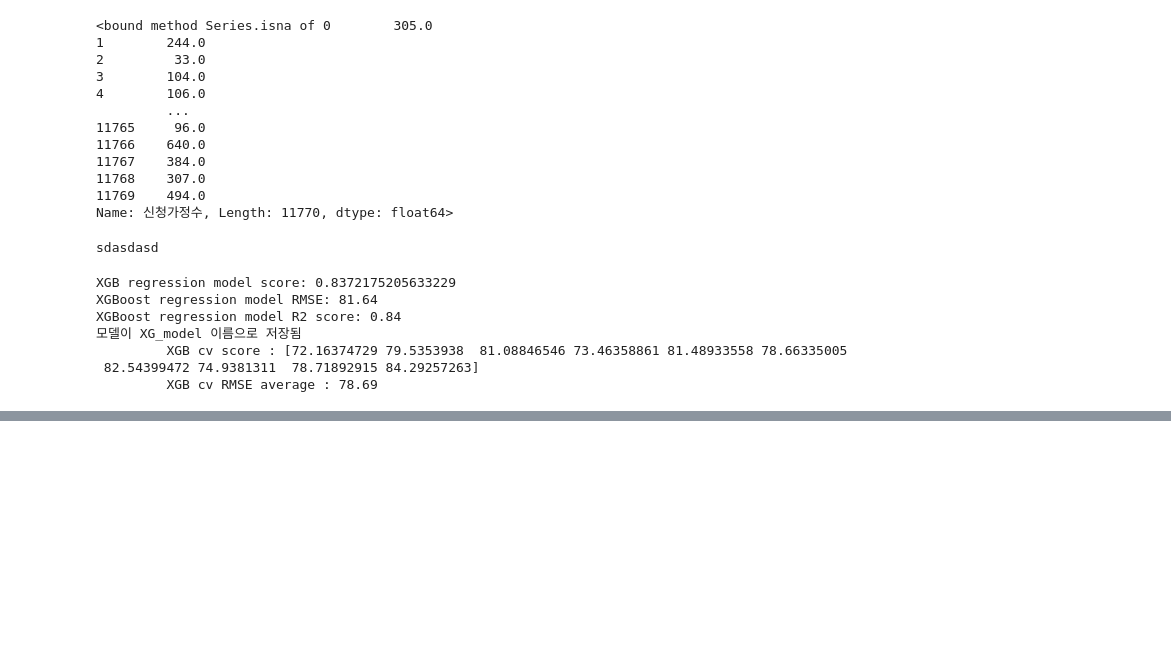
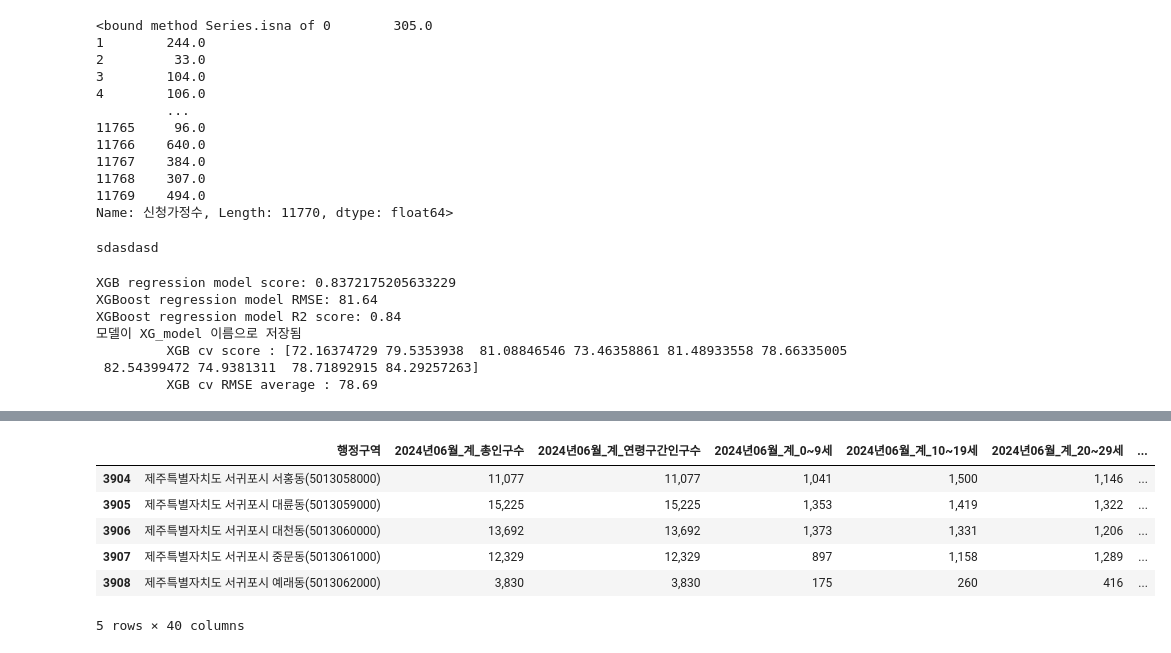
Before and after one commit to CodeArt-Team/MLcompetetion, a Jupyter notebook: 공모전/서울GovTech/돌봄서비스/데이터 읽어오기_jihwan.ipynb, the cells around one changed output, grey strips where cells are left out. Saved outputs shown, nothing was run; the diff lists cells and outputs as text; code cells hidden in the pictures; blank space fills up the shorter version.

```diff
--- a/공모전/서울GovTech/돌봄서비스/데이터 읽어오기_jihwan.ipynb
+++ b/공모전/서울GovTech/돌봄서비스/데이터 읽어오기_jihwan.ipynb
@@ -816,0 +981,11 @@ XGBoost regression model R2 score: 0.84
+# %%
+population_24_06=pd.read_csv("데이터파일/jihwan_예측율_test/시도별 인구수(24년6월).csv", encoding='euc-kr')
+population_24_06.tail()
+# %% [output]
+|  | 행정구역 | 2024년06월_계_총인구수 | 2024년06월_계_연령구간인구수 | 2024년06월_계_0~9세 | 2024년06월_계_10~19세 | 2024년06월_계_20~29세 | ... |
+| 3904 | 제주특별자치도 서귀포시 서홍동(5013058000) | 11,077 | 11,077 | 1,041 | 1,500 | 1,146 | ... |
+| 3905 | 제주특별자치도 서귀포시 대륜동(5013059000) | 15,225 | 15,225 | 1,353 | 1,419 | 1,322 | ... |
+| 3906 | 제주특별자치도 서귀포시 대천동(5013060000) | 13,692 | 13,692 | 1,373 | 1,331 | 1,206 | ... |
+| 3907 | 제주특별자치도 서귀포시 중문동(5013061000) | 12,329 | 12,329 | 897 | 1,158 | 1,289 | ... |
+| 3908 | 제주특별자치도 서귀포시 예래동(5013062000) | 3,830 | 3,830 | 175 | 260 | 416 | ... |
+5 rows × 40 columns
```
Also changed, not shown: parts of 18 cells of this notebook, 2 other files.
